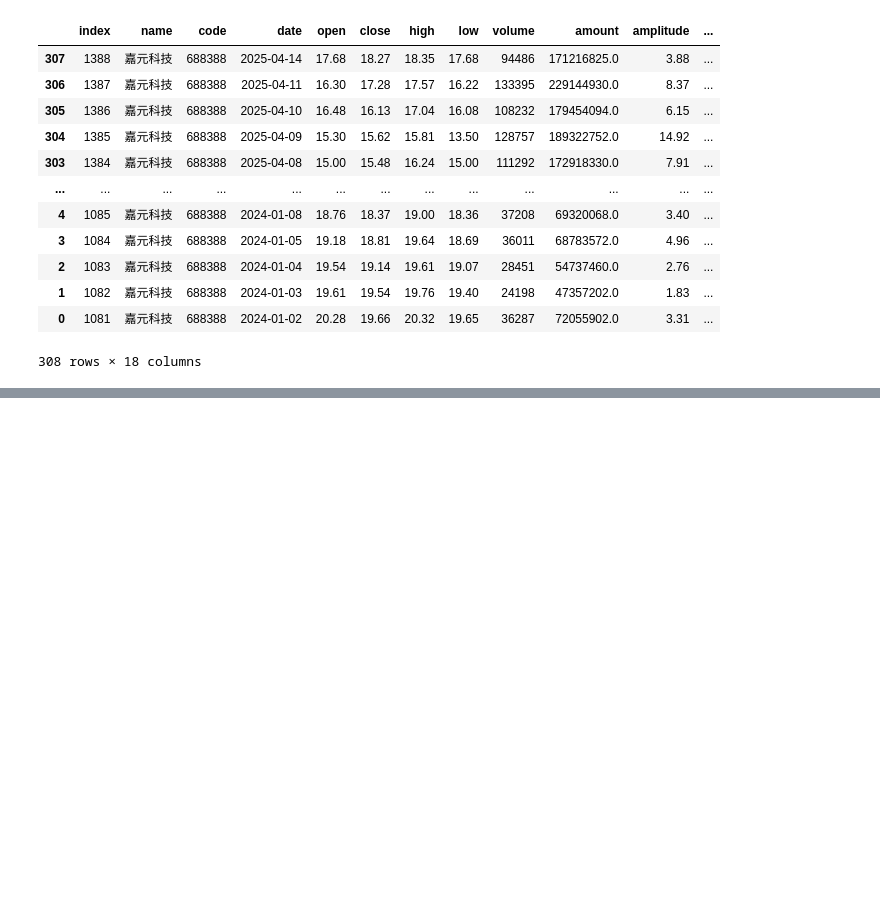
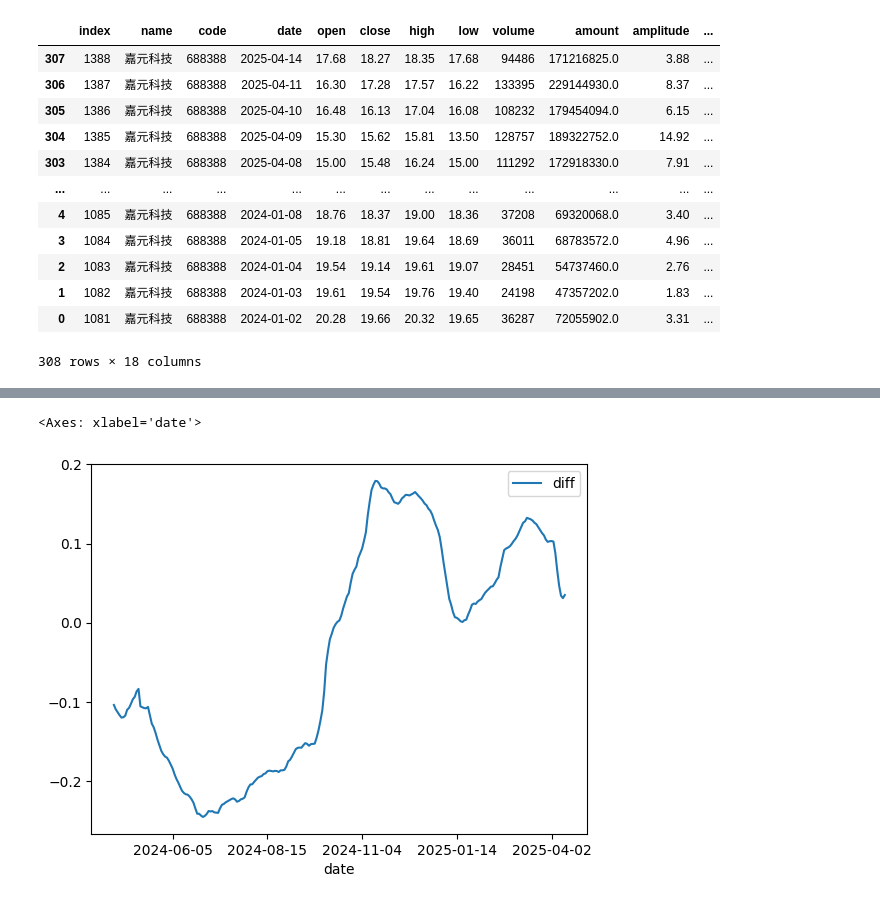
Before and after one commit to bpig/stk, a Jupyter notebook: efin/once.ipynb, the cells around one changed output, grey strips where cells are left out. Cells and saved outputs as stored; diff of their text form; code cells hidden in the pictures; blank space fills up the shorter version.

```diff
--- a/efin/once.ipynb
+++ b/efin/once.ipynb
@@ -201,0 +120,9 @@ o24[::-1]
+# %%
+o24['fast'] = o24[['e21', 'e13']].min(axis=1)
+o24['slow'] = o24[['e70', 'e84']].max(axis=1)
+o24['diff'] = o24['fast'] / o24['slow'] - 1
+def show():
+    return o24.loc[:, ['date', 'e13', 'e21', 'e70', 'e84', 'golden', 'diff', 'smooth']][::-1]
+# %%
+o24['smooth'] = o24['diff'].rolling(window=2, min_periods=1).mean()
+show()
@@ -201,0 +164,5 @@ o24[::-1]
+# %%
+o24[['date','diff']].plot(x='date', y='diff')
+# %% [output]
+<Axes: xlabel='date'>
+[figure, added]
```
Also changed, not shown: parts of 11 cells of this notebook, 2 other files.
